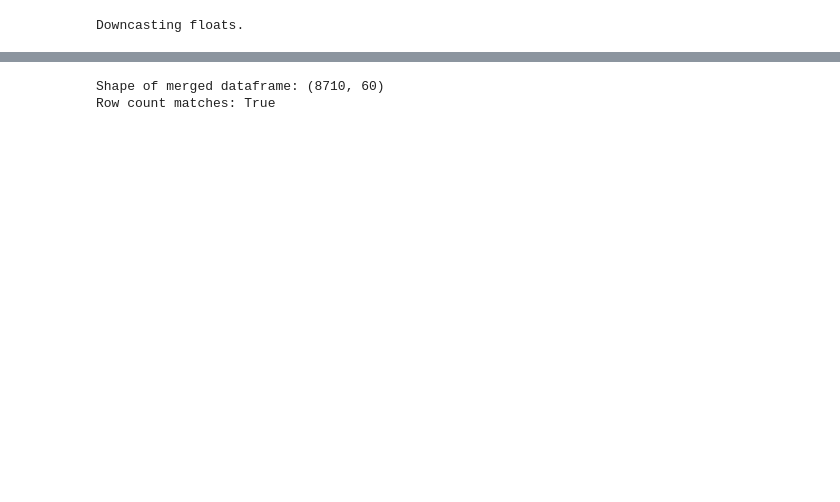
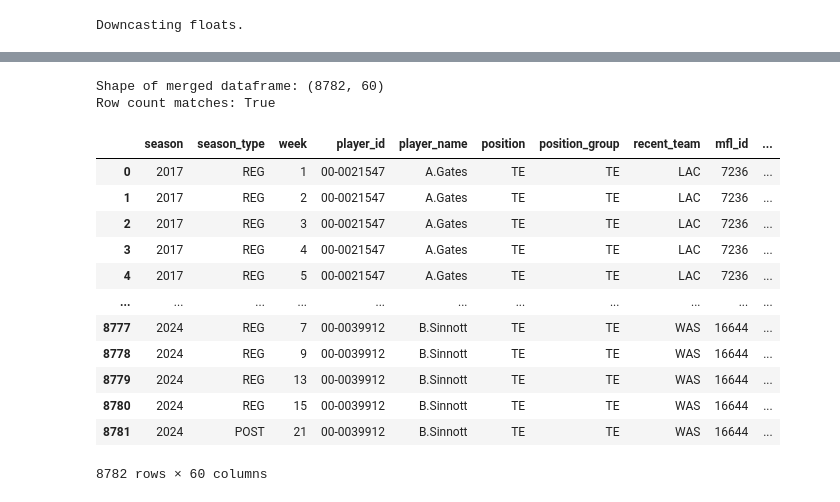
Before and after one commit to ARCtechmo/fanfav, a Jupyter notebook: te_df.ipynb, the cells around one changed output, grey strips where cells are left out. Drawn from its saved outputs; the diff is of its cells as text; code cells hidden in the pictures; blank space fills up the shorter version.

```diff
--- a/te_df.ipynb
+++ b/te_df.ipynb
@@ -170,28 +215,41 @@ Shape of NGS TE DataFrame after dropping columns: (2474, 18)
 # %%
 # Output: a dataframe of NFL TE info, ids, weekly stats, and next-gen stats since 2017
 
 # Joins te_ids_weekly_stats dataframe with ngs_te_df using the keys 'player_id' and 'player_gsis_id'
 # Merge te_ids_weekly_stats with ngs_te_df using a left join
 te_ids_ngs_weekly_stats = pd.merge(
     te_ids_weekly_stats,
     ngs_te_df,
     left_on=['player_id', 'season', 'week'],  # Keys from te_ids_weekly_stats
     right_on=['player_gsis_id', 'season', 'week'],  # Keys from ngs_te_df
     how='left'  # Retain all rows from te_ids_weekly_stats
 )
 
 # Display the shape of the resulting dataframe
 print(f"Shape of merged dataframe: {te_ids_ngs_weekly_stats.shape}")
 print(f"Row count matches: {te_ids_weekly_stats.shape[0] == te_ids_ngs_weekly_stats.shape[0]}")
 
 # Display a sample of the merged dataframe
-# display(te_ids_ngs_weekly_stats)
+display(te_ids_ngs_weekly_stats)
 
-# Optional: Save the merged dataframe to a CSV file
+# ***csv file***
 # te_ids_ngs_weekly_stats.to_csv('te_ids_ngs_weekly_stats.csv', index=False)
 # %% [output]
-Shape of merged dataframe: (8710, 60)
+Shape of merged dataframe: (8782, 60)
 Row count matches: True
+|  | season | season_type | week | player_id | player_name | position | position_group | recent_team | mfl_id | ... |
+| 0 | 2017 | REG | 1 | 00-0021547 | A.Gates | TE | TE | LAC | 7236 | ... |
+| 1 | 2017 | REG | 2 | 00-0021547 | A.Gates | TE | TE | LAC | 7236 | ... |
+| 2 | 2017 | REG | 3 | 00-0021547 | A.Gates | TE | TE | LAC | 7236 | ... |
+| 3 | 2017 | REG | 4 | 00-0021547 | A.Gates | TE | TE | LAC | 7236 | ... |
+| 4 | 2017 | REG | 5 | 00-0021547 | A.Gates | TE | TE | LAC | 7236 | ... |
+| ... | ... | ... | ... | ... | ... | ... | ... | ... | ... | ... |
+| 8777 | 2024 | REG | 7 | 00-0039912 | B.Sinnott | TE | TE | WAS | 16644 | ... |
+| 8778 | 2024 | REG | 9 | 00-0039912 | B.Sinnott | TE | TE | WAS | 16644 | ... |
+| 8779 | 2024 | REG | 13 | 00-0039912 | B.Sinnott | TE | TE | WAS | 16644 | ... |
+| 8780 | 2024 | REG | 15 | 00-0039912 | B.Sinnott | TE | TE | WAS | 16644 | ... |
+| 8781 | 2024 | POST | 21 | 00-0039912 | B.Sinnott | TE | TE | WAS | 16644 | ... |
+8782 rows × 60 columns
 # %%
 # Output: pro-football reference dataframe for receiving data from the python nfl library
 # note: PFR data not available before 2018
```
Also changed, not shown: parts of 125 cells of this notebook.
